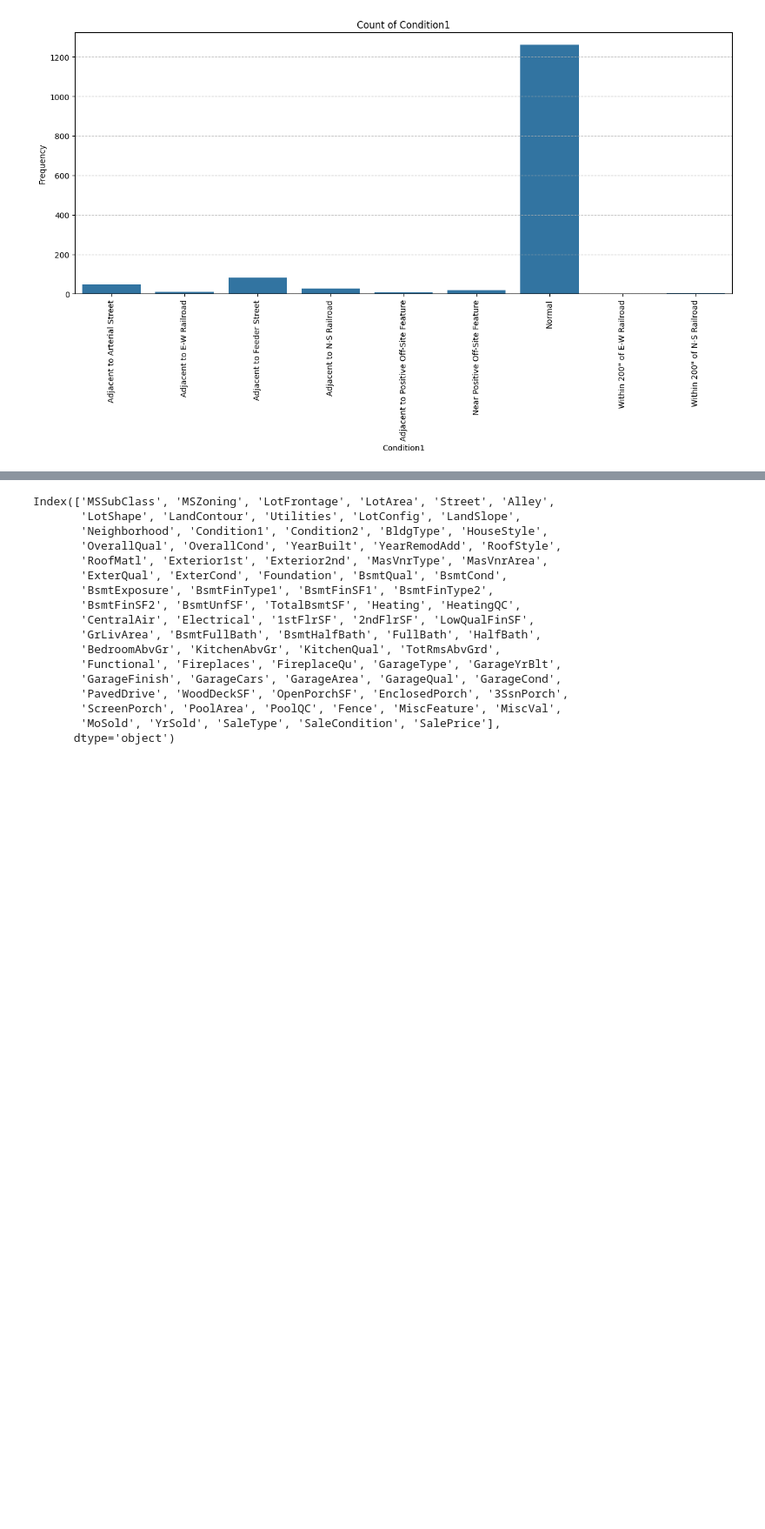
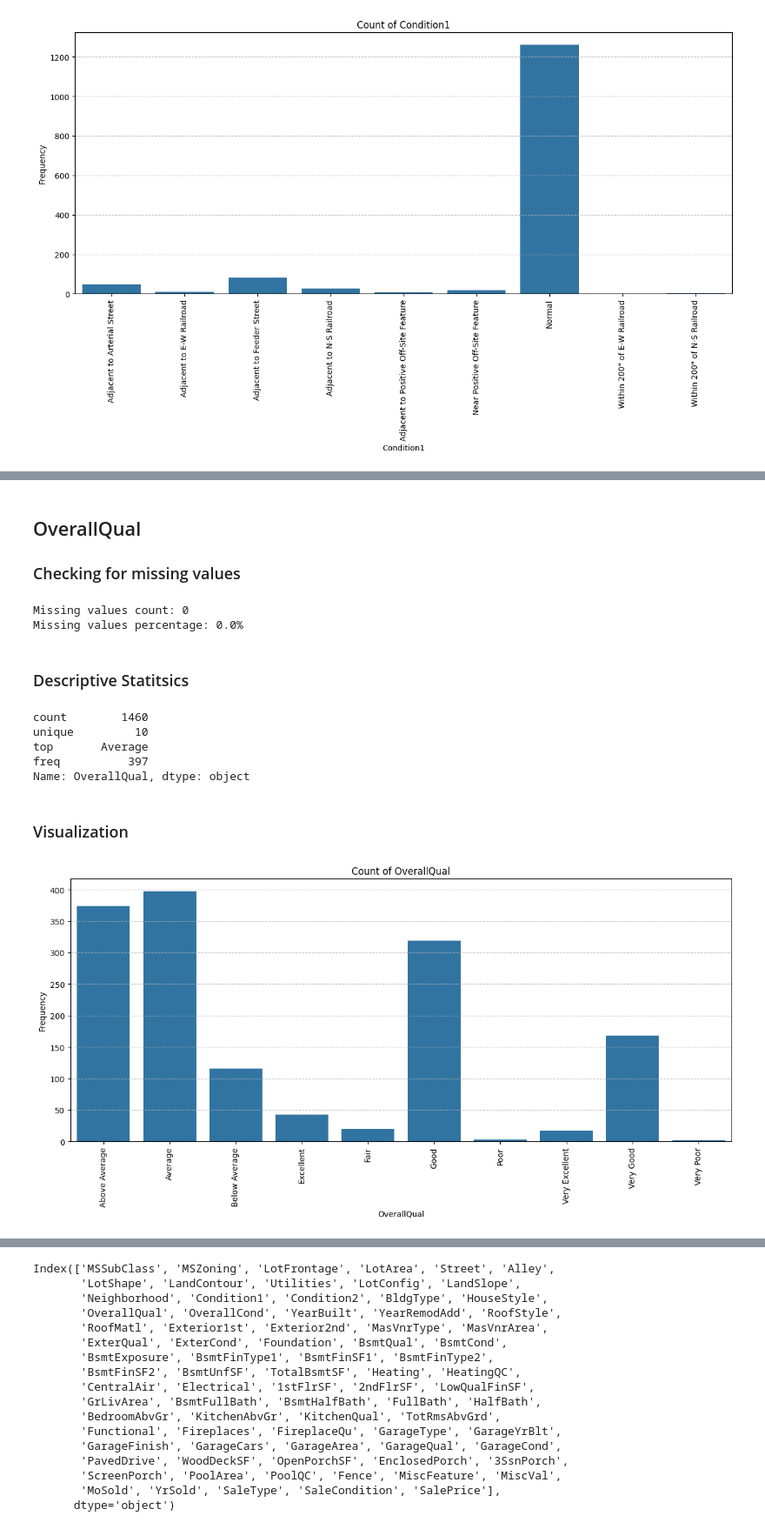
Before and after one commit to ktxdev/house-prices, a Jupyter notebook: notebooks/01_univariate_analysis_eda.ipynb, the cells around one changed output, grey strips where cells are left out. Shown at 87% size. Saved outputs shown, nothing was run; the diff lists cells and outputs as text; code cells hidden in the pictures; blank space fills up the shorter version.

```diff
--- a/notebooks/01_univariate_analysis_eda.ipynb
+++ b/notebooks/01_univariate_analysis_eda.ipynb
@@ -509,0 +614,24 @@ visualizer.plot('Condition1')
+# %% [markdown]
+## OverallQual
+### Checking for missing values
+# %%
+check_and_print_missing_value_counts(data, 'OverallQual')
+# %% [output]
+Missing values count: 0
+Missing values percentage: 0.0%
+# %% [markdown]
+### Descriptive Statitsics
+# %%
+data['OverallQual'].describe()
+# %% [output]
+count        1460
+unique         10
+top       Average
+freq          397
+Name: OverallQual, dtype: object
+# %% [markdown]
+### Visualization
+# %%
+visualizer.plot('OverallQual')
+# %% [output]
+[figure, added]
```
Also changed, not shown: parts of 100 cells of this notebook.
